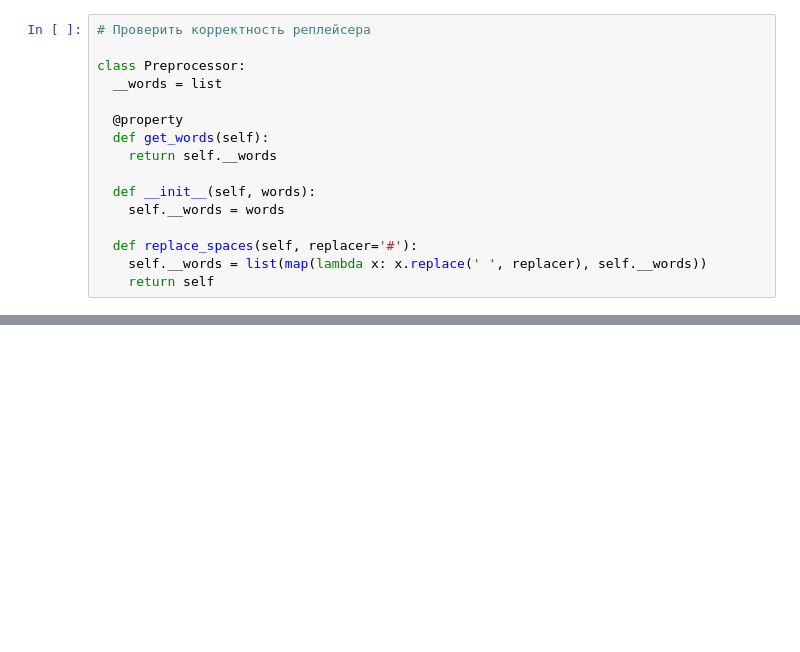
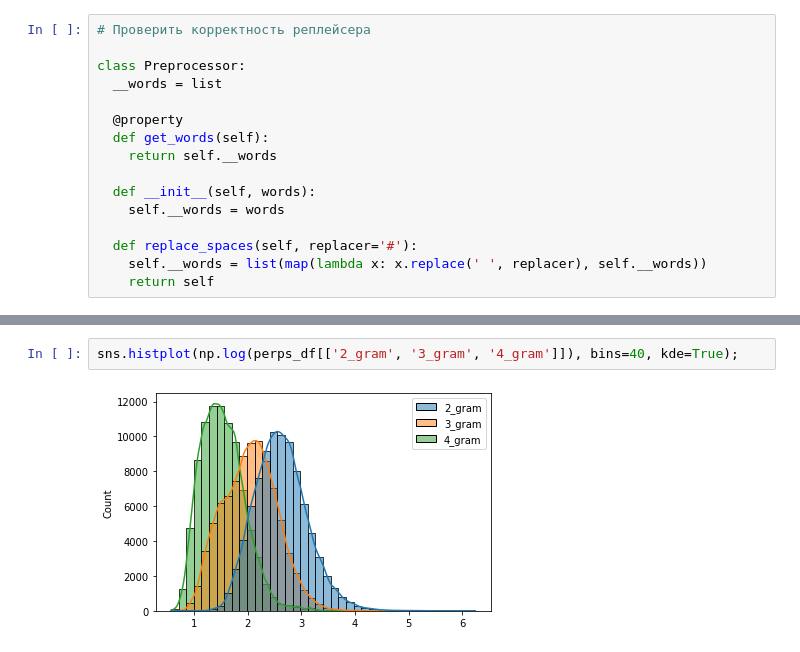
Before and after one commit to Knzaytsev/BorrowingsProject, a Jupyter notebook: Borowings.ipynb, the cells around one changed output, grey strips where cells are left out. Cells and saved outputs as stored; diff of their text form; blank space fills up the shorter version.

```diff
--- a/Borowings.ipynb
+++ b/Borowings.ipynb
@@ -401,0 +671,4 @@ perps_df
+# %%
+sns.histplot(np.log(perps_df[['2_gram', '3_gram', '4_gram']]), bins=40, kde=True);
+# %% [output]
+[figure, added]
```
Also changed, not shown: parts of 41 cells of this notebook.
